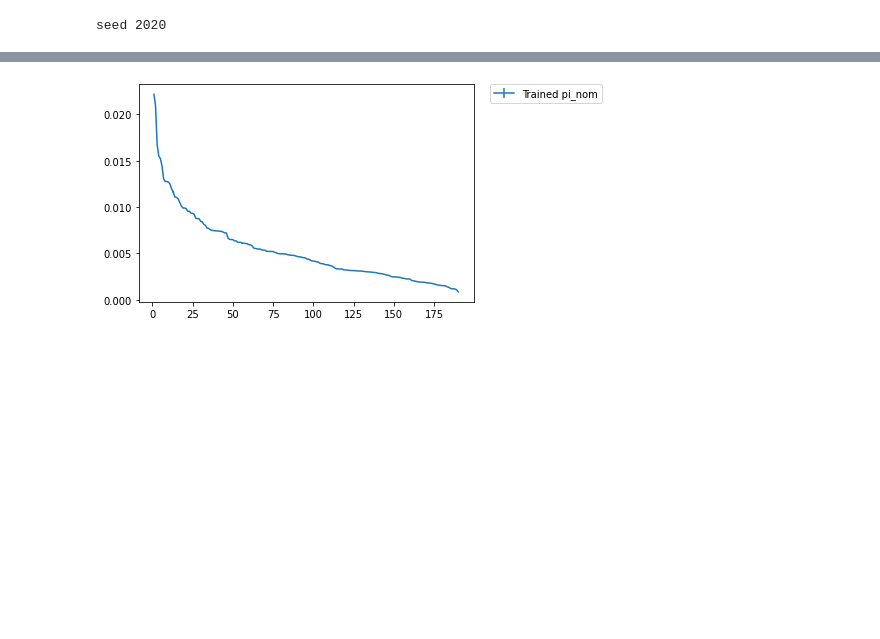
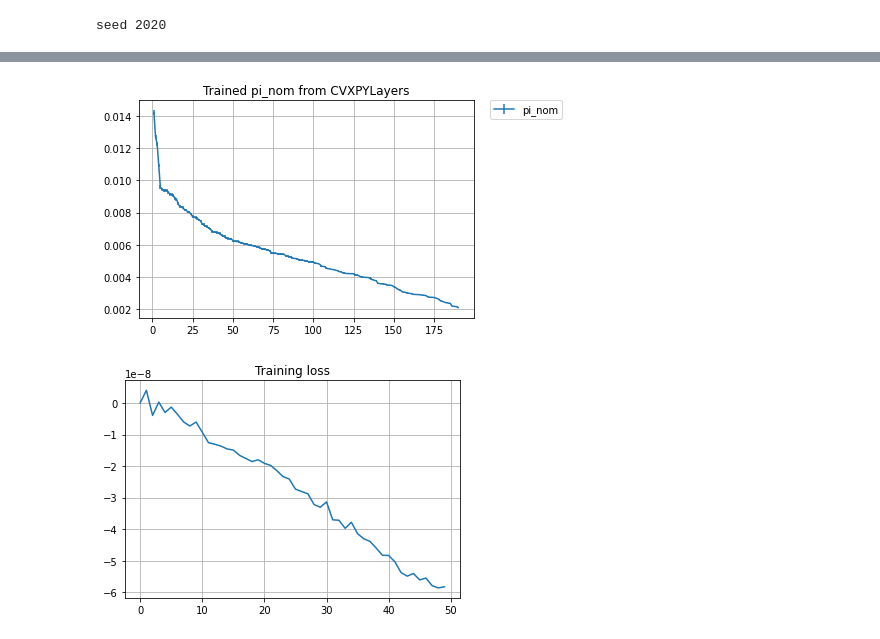
Before and after one commit to QingyunSun/Distributional-Robust-Kelly-Gambling, a Jupyter notebook: DRKP20200610_CVXLayers.ipynb, the cells around one changed output, grey strips where cells are left out. Cells and saved outputs as stored; diff of their text form; code cells hidden in the pictures; blank space fills up the shorter version.

```diff
--- a/DRKP20200610_CVXLayers.ipynb
+++ b/DRKP20200610_CVXLayers.ipynb
@@ -149,7 +145,7 @@ def evaluate( R_torch, log_Pi_0, Rho, Pi_test_torch):
     Pi_0 = torch.nn.functional.softmax(log_Pi_0)
     b, = policy(R_torch, Pi_0, Rho)
     logs = torch.log(R_torch.T @ b)
-    cost = - torch.sum(Pi_test_torch*logs[None,:])
+    cost = torch.sum(Pi_test_torch*logs[None,:])
     return   cost
 
 # Training:
@@ -164,4 +160,4 @@ for i in range(iters):
     # Project so that Rho is non-negative
     Rho.data = torch.max(Rho.data,torch.zeros_like(Rho.data))
     results.append(loss.item())
-    print("(iter %d) loss: %g " % (i, results[-1]))
+    # print("(iter %d) loss: %g " % (i, results[-1]))
@@ -261,8 +188,8 @@ seed 2020
 # %%
 
 # Initialize:
-Rho = torch.from_numpy(np.ones(K)*1e-4).requires_grad_(True)
-log_Pi_0 = torch.from_numpy(np.log(np.mean(Pi_test, axis=0)) ).requires_grad_(True)
+Rho = torch.from_numpy(np.ones(K)*1e-1)
+log_Pi_0 = torch.from_numpy( np.log(np.mean(Pi_test, axis=0)) ).requires_grad_(True)
 torch_variables = [log_Pi_0, Rho]
 R_torch = torch.from_numpy(R)
 Pi_test_torch = torch.from_numpy(Pi_test)
@@ -275,9 +202,9 @@ def evaluate( R_torch, log_Pi_0, Rho, Pi_test_torch):
     return   cost
 
 # Training:
-iters = 100
+iters = 500
 results = []
-optimizer = torch.optim.Adam(torch_variables, lr=1e-4)
+optimizer = torch.optim.Adam(torch_variables, lr=1e-6)
 for i in range(iters):
     optimizer.zero_grad()
     loss = evaluate(R_torch, log_Pi_0, Rho, Pi_test_torch)
@@ -412,4 +270,38 @@ plt.plot(results)
 # %%
+
+# Initialize:
+Rho = torch.from_numpy(np.ones(K)*1e-2).requires_grad_(True)
+log_Pi_0 = torch.from_numpy( np.log(np.mean(Pi_test, axis=0)) )
+torch_variables = [log_Pi_0, Rho]
+R_torch = torch.from_numpy(R)
+Pi_test_torch = torch.from_numpy(Pi_test)
+# Loss:
+def evaluate( R_torch, log_Pi_0, Rho, Pi_test_torch):
+    Pi_0 = torch.nn.functional.softmax(log_Pi_0)
+    b, = policy(R_torch, Pi_0, Rho)
+    logs = torch.log(R_torch.T @ b)
+    cost = - torch.sum(Pi_test_torch*logs[None,:])
+    return   cost
+
+# Training:
+iters = 50
+results = []
+optimizer = torch.optim.Adam(torch_variables, lr=1e-6)
+for i in range(iters):
+    optimizer.zero_grad()
+    loss = evaluate(R_torch, log_Pi_0, Rho, Pi_test_torch)
+    loss.backward()
+    optimizer.step()
+    # Project so that Rho is non-negative
+    Rho.data = torch.max(Rho.data,torch.zeros_like(Rho.data))
+    results.append(loss.item())
+    print("(iter %d) loss: %g " % (i, results[-1]))
+
+
+
+
+
+
 # order = np.argsort(pi_horse)[::-1]
 Pi_0 = torch.nn.functional.softmax(log_Pi_0)
 pi_0_trained = Pi_0.detach().numpy()
@@ -421,15 +313,20 @@ rho_trained = Rho.detach().numpy()
 pi_0_trained_upper = pi_0_trained+rho_trained
 pi_0_trained_lower = pi_0_trained-rho_trained
 
-
 plt.subplot()
 width = 2
-barWidth = 0.9
+barWidth = 5
 
 order = np.argsort(pi)[::-1]
-plt.errorbar( np.arange(1, K+1 ) , pi_0_trained[order_trained], yerr= pi_0_trained[order_trained]*rho_trained[order_trained], label = 'Trained pi_nom' )
+plt.errorbar( np.arange(1, K+1 ) , pi_0_trained[order_trained], yerr= pi_0_trained[order_trained]*rho_trained[order_trained], label = 'pi_nom' )
 
 plt.legend(bbox_to_anchor=(1.05, 1), loc=2, borderaxespad=0.)
+plt.title('Trained pi_nom from CVXPYLayers')
+plt.grid()
+plt.show()
 
+plt.plot(results )
+plt.title('Training loss')
+plt.grid()
 plt.show()
 # %% [output]
@@ -436 +350,2 @@ plt.show()
-[figure, old version]
+[figure, new version]
+[figure, added]
```
Also changed, not shown: parts of 15 cells of this notebook.
